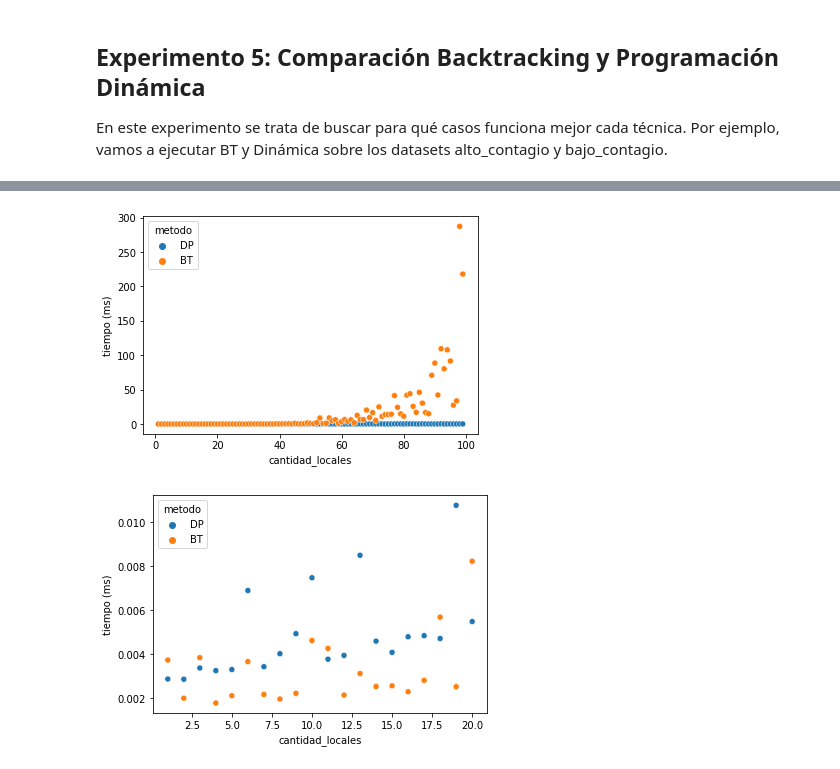
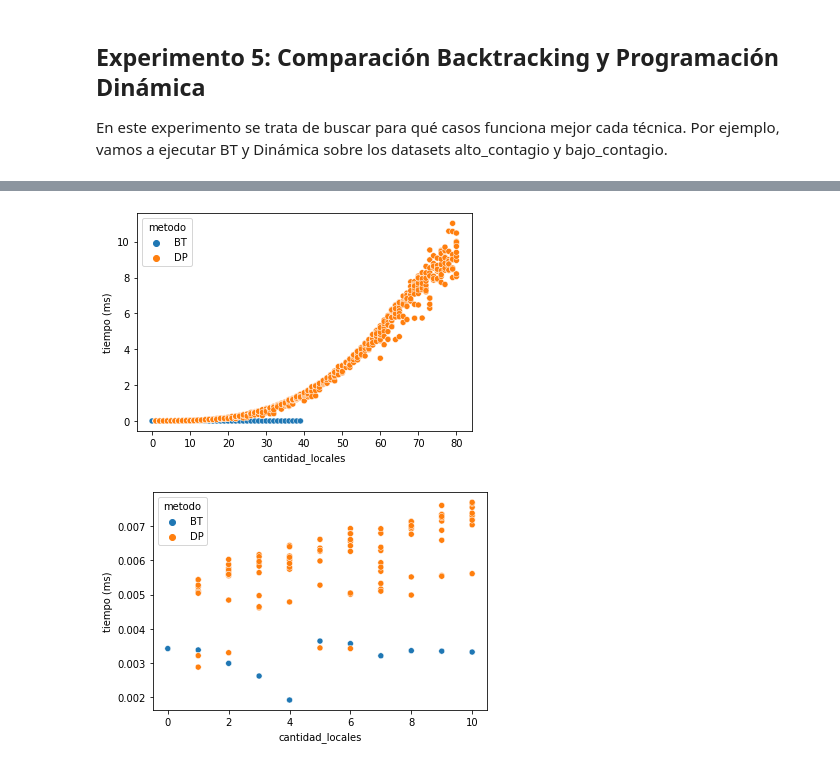
Before and after one commit to kugelblitz1235/Tecnicas-algoritmicas-algo3, a Jupyter notebook: python/analisis.ipynb, the cells around one changed output, grey strips where cells are left out. Saved outputs shown, nothing was run; the diff lists cells and outputs as text; code cells hidden in the pictures.

```diff
--- a/python/analisis.ipynb
+++ b/python/analisis.ipynb
@@ -79,5 +101,5 @@ En este experimento evaluamos el método BT con los datasets mejor-caso-bt, mejo
 # %%
-df_resultados = pd.read_csv("resultados/resultado2.csv");
+df_resultados = pd.read_csv("resultados/resultadoTotal2.csv");
 df_resultados.head()
 # %% [output]
 |  | dataset | cantidad_locales | limite_contagio | metodo | tiempo |
@@ -129,6 +186,3 @@ print("Índice de correlación de Pearson:", correlacion_pearson(df_BT_peor_caso
 # %% [markdown]
 ## Experimento 3: Análisis de las podas
 Analizar Backtracking con y sin las podas para distintas densidades.
-# %%
-df_resultados = pd.read_csv("resultados/resultado3.csv");
-df_resultados.head()
@@ -179,6 +219,3 @@ plt.savefig("graficos/bt-podas-baja-zoom.svg");
 # %% [markdown]
 # Experimento 4: Complejidad de programación dinámica
 En este experimento analizamos el tiempo de ejecución real del algoritmo de programación dinámica y lo comparamos con su cota teórica para ver si en la práctica se comporta de manera similar.
-# %%
-df_resultados = pd.read_csv("resultados/resultado4.csv");
-df_resultados.head()
@@ -237,6 +267,3 @@ print("Índice de correlación de Pearson:", correlacion_pearson(df_dinamica, "t
 # %% [markdown]
 ## Experimento 5: Comparación Backtracking y Programación Dinámica
 En este experimento se trata de buscar para qué casos funciona mejor cada técnica. Por ejemplo, vamos a ejecutar BT y Dinámica sobre los datasets alto_contagio y bajo_contagio.
-# %%
-df_resultados = pd.read_csv("resultados/resultado5.csv");
-df_resultados.head()
@@ -250,15 +270,16 @@ df_resultados.head()
 # %%
 df_alto_contagio = df_resultados[((df_resultados["metodo"]=="BT") | (df_resultados["metodo"]=="DP")) & (df_resultados["dataset"] == "alto_contagio")].copy();
+df_alto_contagio = df_alto_contagio[df_alto_contagio["cantidad_locales"]<=80];
 fig = sns.scatterplot(data=df_alto_contagio, x='cantidad_locales', y='tiempo', hue='metodo');
 fig.set(xlabel='cantidad_locales', ylabel='tiempo (ms)');
 plt.savefig("graficos/comparacion-bt-dp-alto.svg");
 # %% [output]
-[figure, old version]
+[figure, new version]
 # %%
 df_bajo_contagio = df_resultados[((df_resultados["metodo"]=="BT") | (df_resultados["metodo"]=="DP")) & (df_resultados["dataset"] == "bajo_contagio")].copy();
-df_bajo_contagio = df_bajo_contagio[df_bajo_contagio["cantidad_locales"]<=20];
+df_bajo_contagio = df_bajo_contagio[df_bajo_contagio["cantidad_locales"]<=10];
 fig = sns.scatterplot(data=df_bajo_contagio, x='cantidad_locales', y='tiempo', hue='metodo');
 fig.set(xlabel='cantidad_locales', ylabel='tiempo (ms)');
 plt.savefig("graficos/comparacion-bt-dp-baja.svg");
 # %% [output]
-[figure, old version]
+[figure, new version]
```
Also changed, not shown: parts of 27 cells of this notebook, 23 other files.
